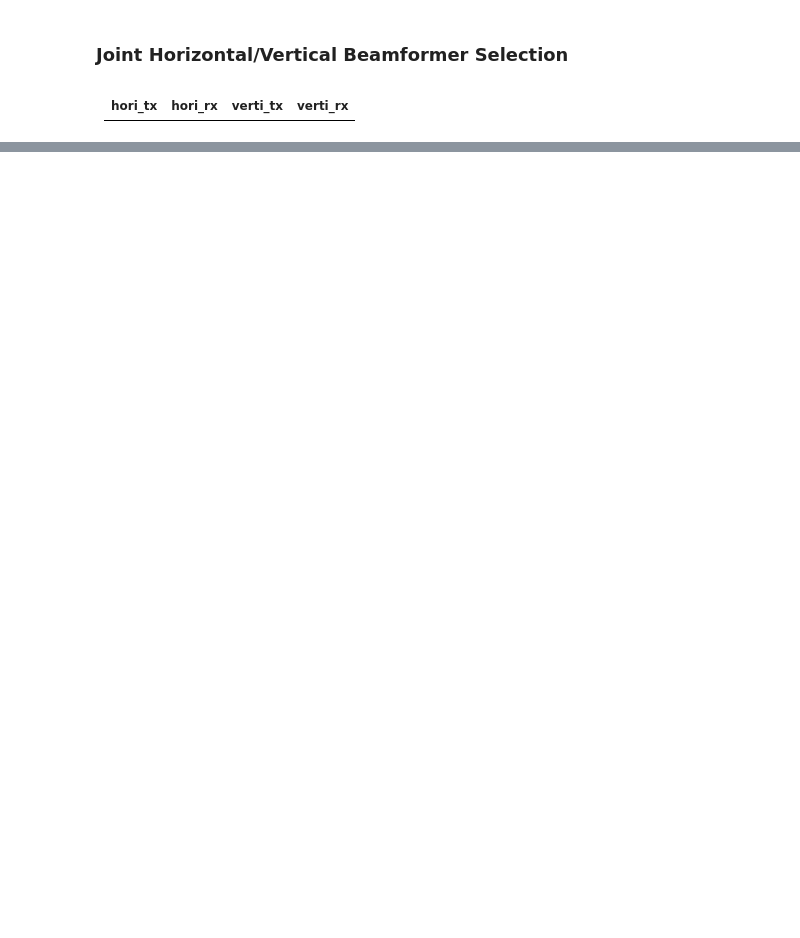
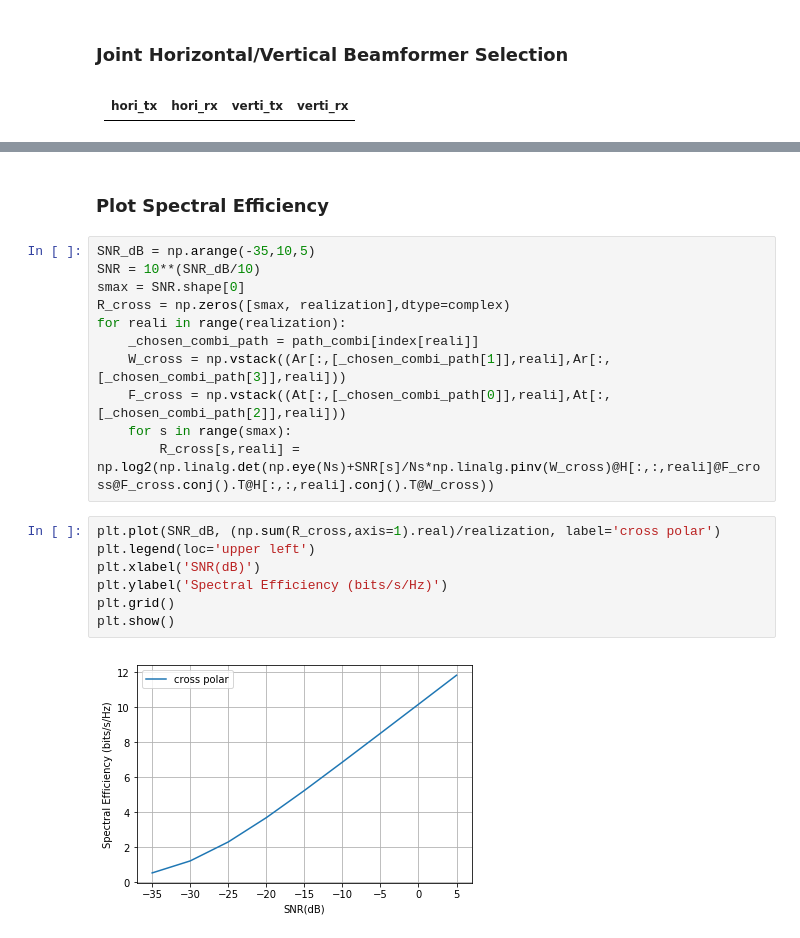
Before and after one commit to dienhoa/hybrid_beamforming_notebook, a Jupyter notebook: Dual Polarized Channel.ipynb, the cells around one changed output, grey strips where cells are left out. Cells and saved outputs as stored; diff of their text form; blank space fills up the shorter version.

Commit message:
Spectral Efficiency

```diff
--- a/Dual Polarized Channel.ipynb
+++ b/Dual Polarized Channel.ipynb
@@ -133,0 +210,22 @@ print(path_combi)
+# %% [markdown]
+### Plot Spectral Efficiency
+# %%
+SNR_dB = np.arange(-35,10,5)
+SNR = 10**(SNR_dB/10)
+smax = SNR.shape[0]
+R_cross = np.zeros([smax, realization],dtype=complex)
+for reali in range(realization):
+    _chosen_combi_path = path_combi[index[reali]]
+    W_cross = np.vstack((Ar[:,[_chosen_combi_path[1]],reali],Ar[:,[_chosen_combi_path[3]],reali]))
+    F_cross = np.vstack((At[:,[_chosen_combi_path[0]],reali],At[:,[_chosen_combi_path[2]],reali]))
+    for s in range(smax):
+        R_cross[s,reali] = np.log2(np.linalg.det(np.eye(Ns)+SNR[s]/Ns*np.linalg.pinv(W_cross)@H[:,:,reali]@F_cross@F_cross.conj().T@H[:,:,reali].conj().T@W_cross))
+# %%
+plt.plot(SNR_dB, (np.sum(R_cross,axis=1).real)/realization, label='cross polar')
+plt.legend(loc='upper left')
+plt.xlabel('SNR(dB)')
+plt.ylabel('Spectral Efficiency (bits/s/Hz)')
+plt.grid()
+plt.show()
+# %% [output]
+[figure, added]
```
Also changed, not shown: parts of 13 cells of this notebook.
